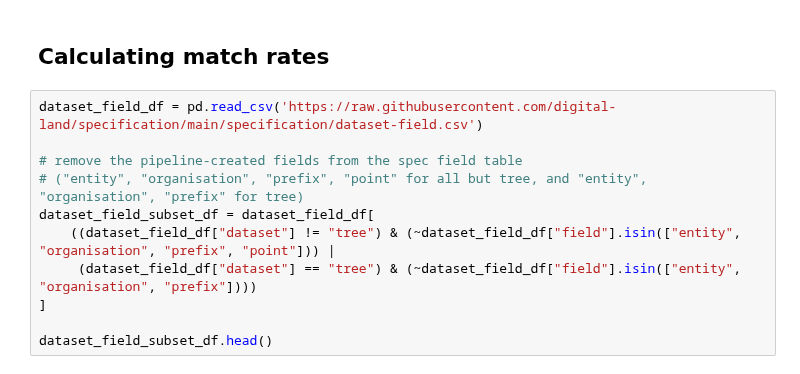
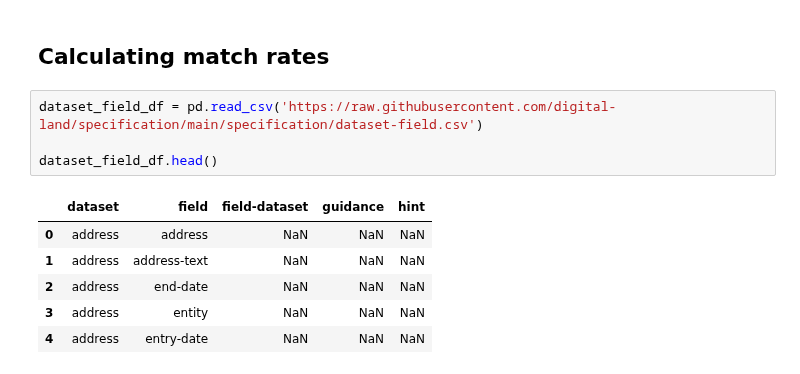
Before and after one commit to digital-land/jupyter-analysis, a Jupyter notebook: service_report/master_report/compliance-to-standard-new.ipynb, the cells around one changed output. Saved outputs shown, nothing was run; the diff lists cells and outputs as text.

```diff
--- a/service_report/master_report/compliance-to-standard-new.ipynb
+++ b/service_report/master_report/compliance-to-standard-new.ipynb
@@ -194,17 +198,17 @@ results_col_map_df["field_supplied"] = 1
 results_field_resource_df["field_loaded"] = 1
 # %% [markdown]
 ## Calculating match rates
-# %%
-dataset_field_df = pd.read_csv('https://raw.githubusercontent.com/digital-land/specification/main/specification/dataset-field.csv')
-
-# remove the pipeline-created fields from the spec field table
-# ("entity", "organisation", "prefix", "point" for all but tree, and "entity", "organisation", "prefix" for tree)
-dataset_field_subset_df = dataset_field_df[
-    ((dataset_field_df["dataset"] != "tree") & (~dataset_field_df["field"].isin(["entity", "organisation", "prefix", "point"])) |
-     (dataset_field_df["dataset"] == "tree") & (~dataset_field_df["field"].isin(["entity", "organisation", "prefix"])))
-]
-
-dataset_field_subset_df.head()
+# %%
+dataset_field_df = pd.read_csv('https://raw.githubusercontent.com/digital-land/specification/main/specification/dataset-field.csv')
+
+dataset_field_df.head()
+# %% [output]
+|  | dataset | field | field-dataset | guidance | hint |
+| 0 | address | address | NaN | NaN | NaN |
+| 1 | address | address-text | NaN | NaN | NaN |
+| 2 | address | end-date | NaN | NaN | NaN |
+| 3 | address | entity | NaN | NaN | NaN |
+| 4 | address | entry-date | NaN | NaN | NaN |
 # %%
 # rename pipeline to dataset in endpoint_resource table
 endpoint_resource_filtered_df.rename(columns={"pipeline":"dataset"}, inplace=True)
```
Also changed, not shown: parts of 15 cells of this notebook.
